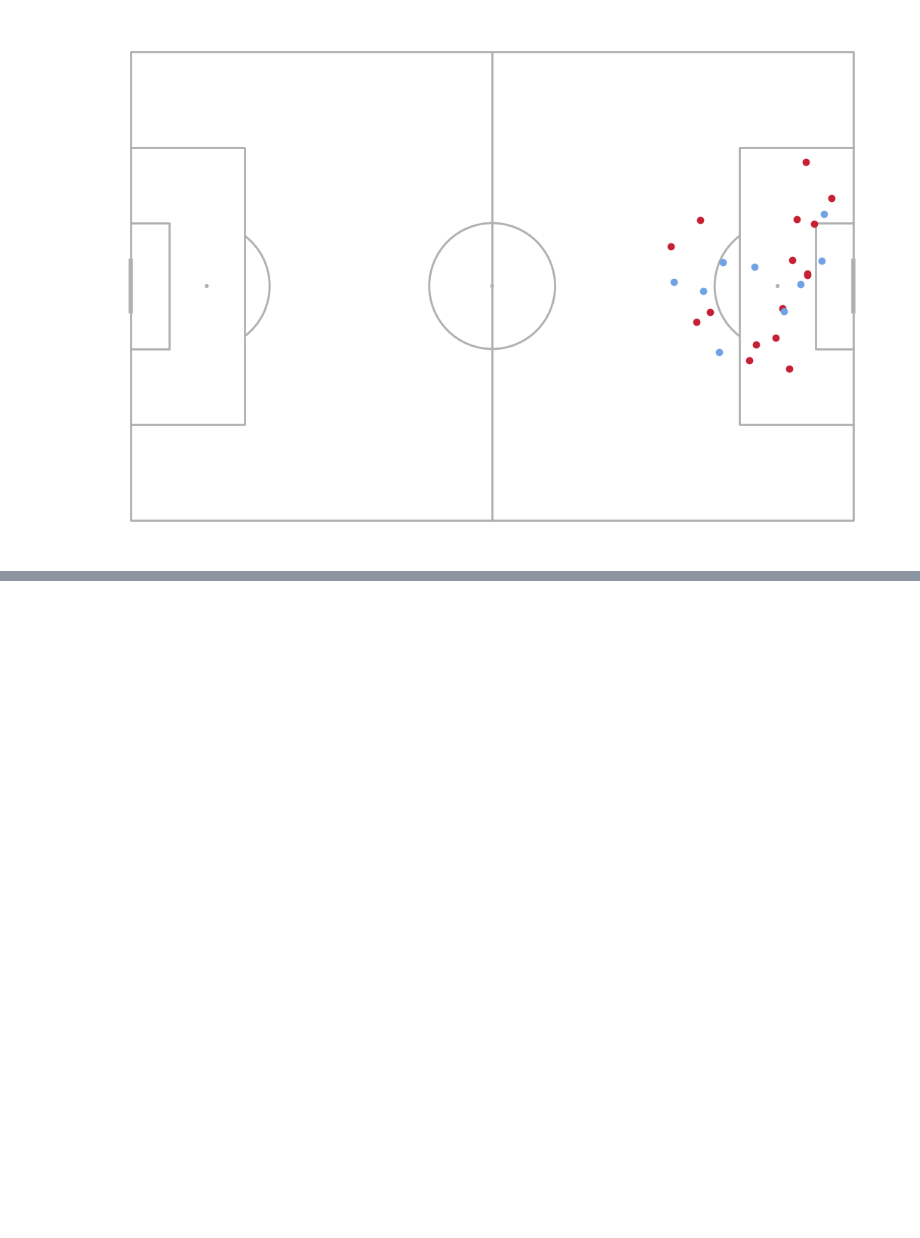
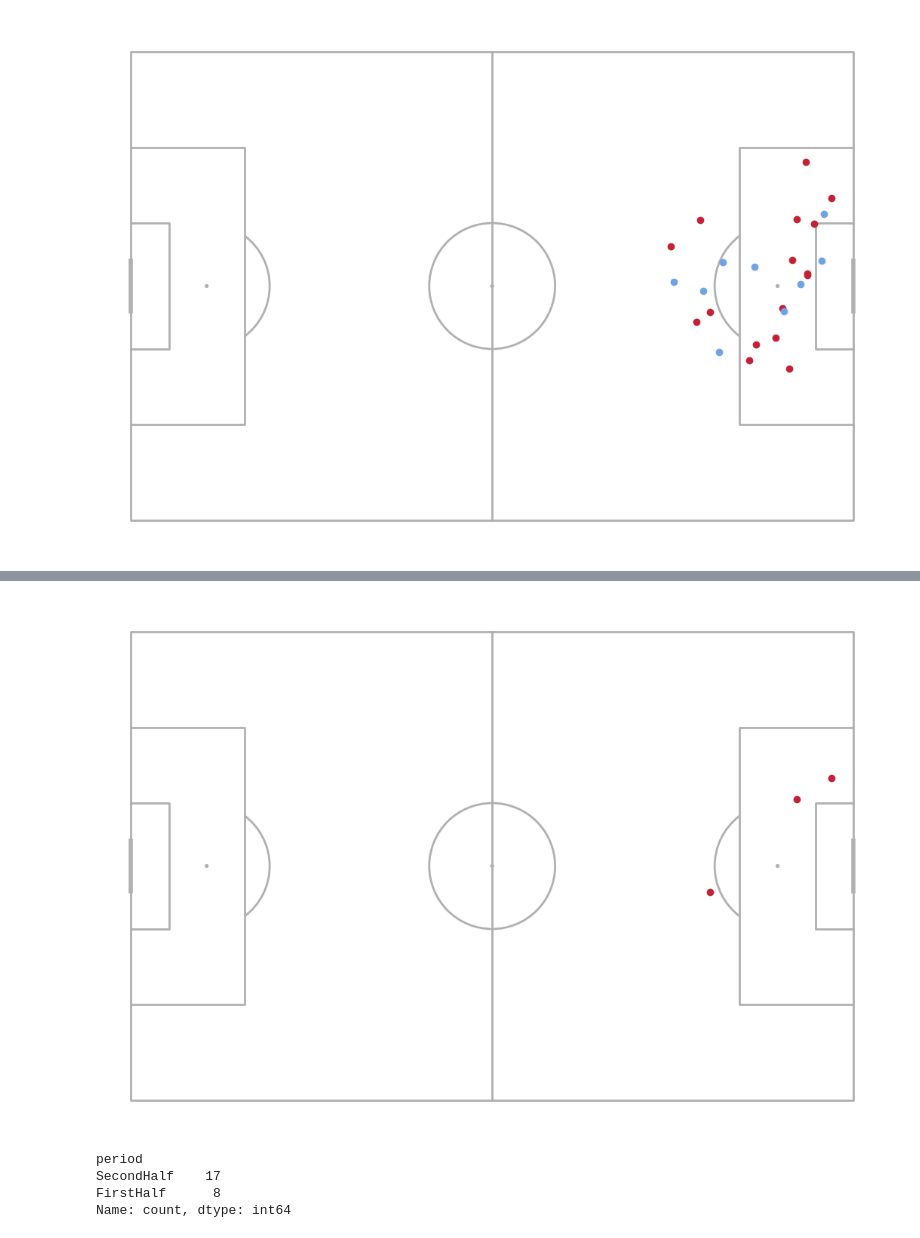
Before and after one commit to axelbol/euro24-final-analysis, a Jupyter notebook: shots.ipynb, the cells around one changed output, grey strips where cells are left out. Saved outputs shown, nothing was run; the diff lists cells and outputs as text; code cells hidden in the pictures; blank space fills up the shorter version.

```diff
--- a/shots.ipynb
+++ b/shots.ipynb
@@ -264,0 +366,3 @@ plt.show()
+# %%
+# 1202110 = Nico Williams
+nico_1202110 = df_shots_euro_final_24[df_shots_euro_final_24.playerId == 1202110]
@@ -264,0 +377,18 @@ plt.show()
+# %%
+# Shots by team, both periods
+fig, ax = plt.subplots(figsize=(16, 9))
+pitch = Pitch(pitch_type='custom', pitch_length=105, pitch_width=68)
+pitch.draw(ax=ax)
+
+pitch.scatter(nico_1202110.x, nico_1202110.y, c='#c62035', ax=ax)
+
+plt.show()
+# %% [output]
+[figure, added]
+# %%
+df_shots_euro_final_24.period.value_counts()
+# %% [output]
+period
+SecondHalf    17
+FirstHalf      8
+Name: count, dtype: int64
```
Also changed, not shown: parts of 8 cells of this notebook.
